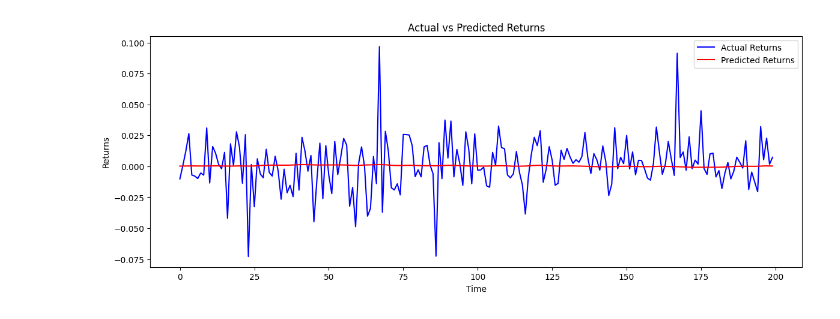
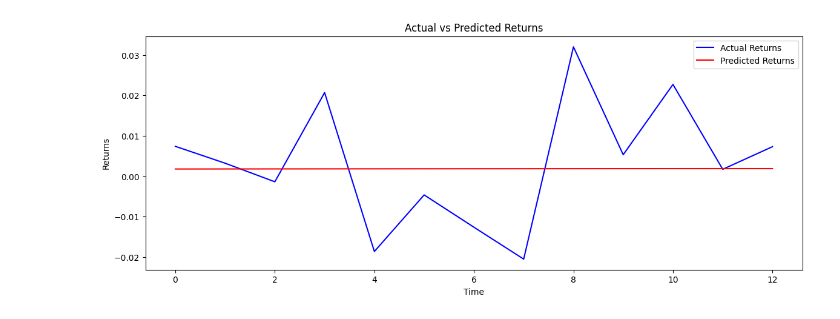
Before and after one commit to CenturionTheMan/WhiteRock, a Jupyter notebook: src/test.ipynb, the cells around one changed output. Drawn from its saved outputs; the diff is of its cells as text; code cells hidden in the pictures.

Commit message:
pre direction change

```diff
--- a/src/test.ipynb
+++ b/src/test.ipynb
@@ -17,8 +18,8 @@ DATE_COL = 'Date'
 
 SEQ_LENGTH = 50
 BATCH_SIZE = 32
-LEARNING_RATE = 1e-3
-EPOCHS = 100
+LEARNING_RATE = 1e-4
+EPOCHS = 15
 
 # FEATURES = [
 #     'Open', 'High', 'Low', 'Close', 'Volume',
@@ -35,6 +36,6 @@ FEATURES = [
 
 TARGET = 'returns'
 
-TRAINING_RANGE = ('2015-01-01', '2024-12-31')
-TESTING_RANGE = ('2025-01-01', '2025-10-20')
+TRAINING_RANGE = ('2023-01-01', '2025-09-30')
+TESTING_RANGE = ('2025-10-01', '2025-10-20')
 # %%
@@ -117,22 +118,20 @@ def create_model():
     model.add(Input(shape=(SEQ_LENGTH, len(FEATURES))))
 
     model.add(LSTM(96, return_sequences=True))
-    model.add(Dropout(0.2))
+    model.add(Dropout(0.1))
 
     model.add(LSTM(96, return_sequences=True))
-    model.add(Dropout(0.2))
-
-    model.add(LSTM(96, return_sequences=True))
-    model.add(Dropout(0.2))
+    model.add(Dropout(0.05))
 
     model.add(LSTM(96))
-    model.add(Dropout(0.2))
+    model.add(Dropout(0.05))
 
+    model.add(Dense(32, activation='relu'))
     model.add(Dense(1))
 
     model.compile(
         optimizer=keras.optimizers.Adam(learning_rate=LEARNING_RATE),
-        loss="mse",
+        loss=Huber(delta=1.0),
         metrics=["mae"]
     )
     model.summary()
@@ -189,27 +190,28 @@ Epoch 100/100
 # %%
-predictions = model.predict(X_test)
+predictions_scaled = model.predict(X_test)
+predictions = target_scaler.inverse_transform(predictions_scaled).flatten()
+y_test_unscaled = target_scaler.inverse_transform(y_test).flatten()
 
 comp_df = pd.DataFrame({
     'Date': df[DATE_COL].values[test_beg + SEQ_LENGTH:test_end + SEQ_LENGTH + 1],
-    'Actual': y_test,
-    'Predicted': predictions.flatten()
+    'Actual': y_test_unscaled,
+    'Predicted': predictions
 })
-print(tb.tabulate(comp_df.head(), headers='keys', tablefmt='psql'))
+print(tb.tabulate(comp_df, headers='keys', tablefmt='psql'))
 
+mse = mean_squared_error(y_test_unscaled, predictions)
+mae = mean_absolute_error(y_test_unscaled, predictions)
+r2 = r2_score(y_test_unscaled, predictions)
+print(f"Test MSE: {mse:.3f}")
+print(f"Test MAE: {mae:.3f}")
+print(f"Test R2: {r2:.3f}")
 
-mse = mean_squared_error(y_test, predictions)
-mae = mean_absolute_error(y_test, predictions)
-r2 = r2_score(y_test, predictions)
-print(f"Test MSE: {mse}")
-print(f"Test MAE: {mae}")
-print(f"Test R2: {r2}")
-
-direction_correct = np.sum((np.sign(y_test) == np.sign(predictions.flatten())).astype(int))
-direction_accuracy = direction_correct / len(y_test)
+direction_correct = np.sum((np.sign(y_test_unscaled) == np.sign(predictions)).astype(int))
+direction_accuracy = direction_correct / len(y_test_unscaled)
 print(f"Direction Prediction Accuracy: {direction_accuracy * 100:.2f}%")
 
 plt.figure(figsize=(14, 5))
-plt.plot(y_test, color='blue', label='Actual Returns')
+plt.plot(y_test_unscaled, color='blue', label='Actual Returns')
 plt.plot(predictions, color='red', label='Predicted Returns')
 plt.title('Actual vs Predicted Returns')
 plt.xlabel('Time')
@@ -234 +239 @@ Direction Prediction Accuracy: 51.00%
-[figure, old version]
+[figure, new version]
```
Also changed, not shown: parts of 7 cells of this notebook, 3 other files.
